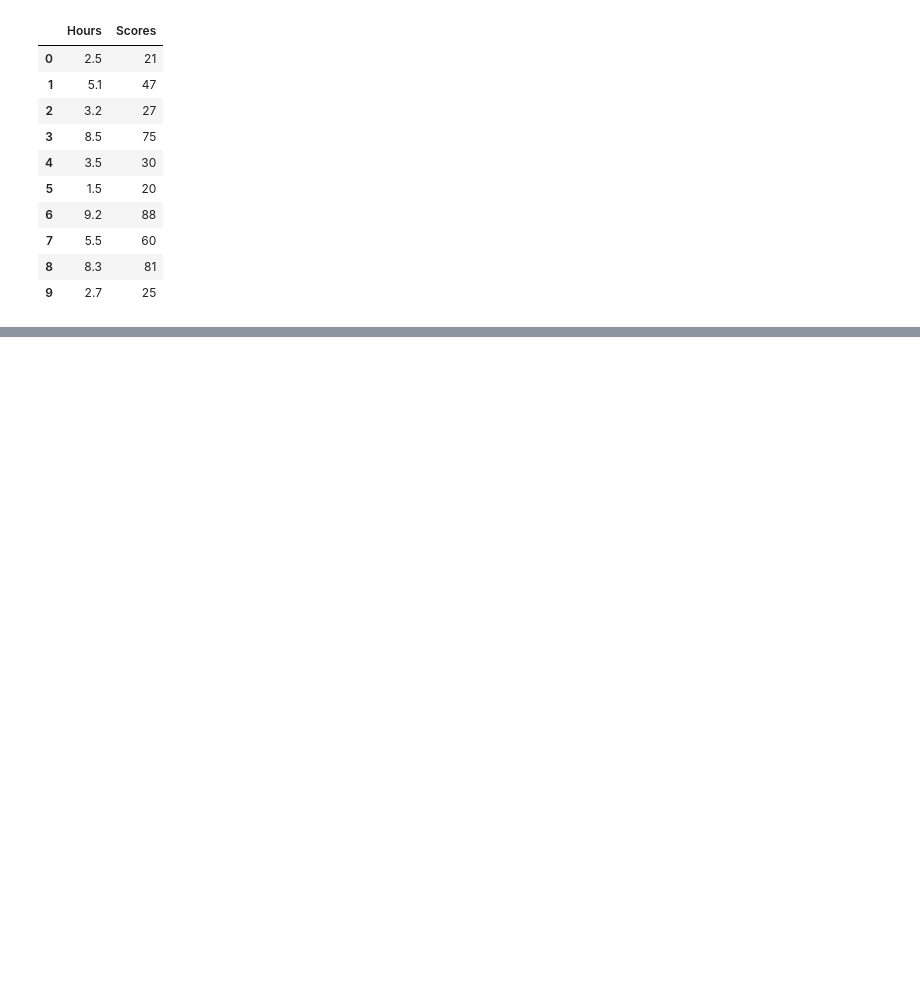
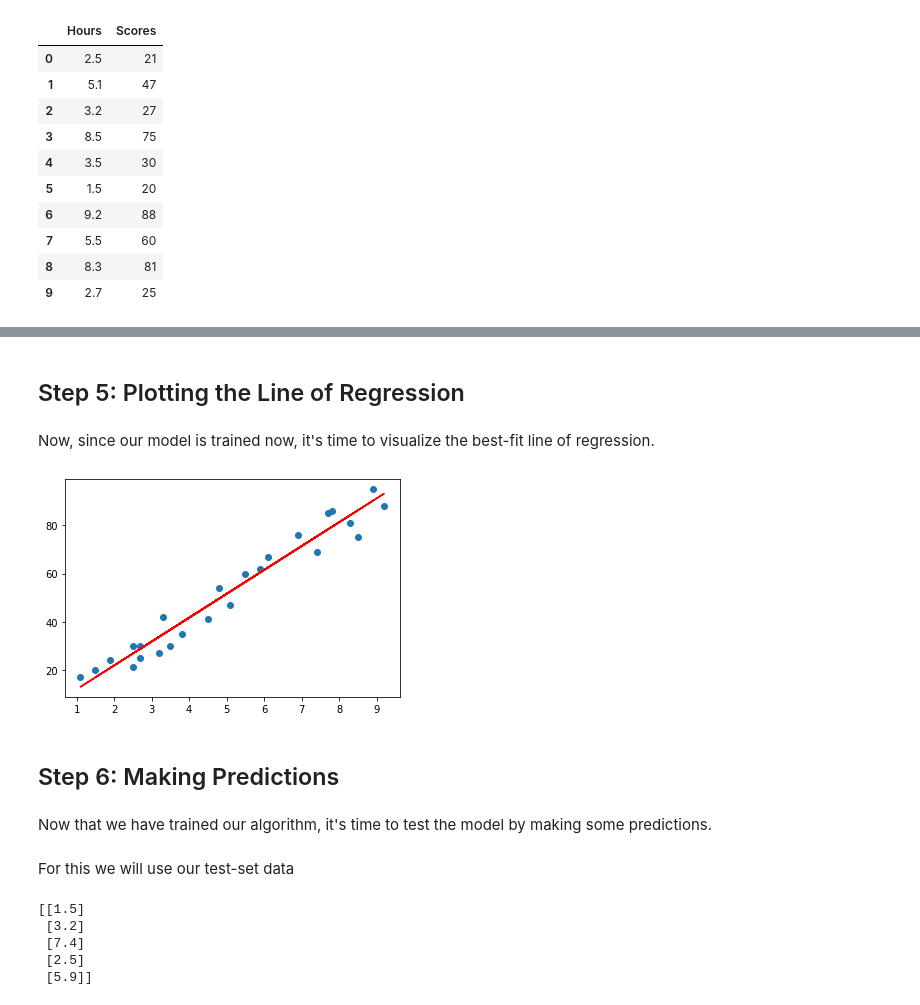
Before and after one commit to Aadarshlegend/data-and-business, a Jupyter notebook: Data and Business Analytics.ipynb, the cells around one changed output, grey strips where cells are left out. Saved outputs shown, nothing was run; the diff lists cells and outputs as text; code cells hidden in the pictures; blank space fills up the shorter version.

```diff
--- a/Data and Business Analytics.ipynb
+++ b/Data and Business Analytics.ipynb
@@ -27,0 +58,3 @@ Data import successful
+# %%
+X = s_data.iloc[:, :-1].values
+y = s_data.iloc[:, 1].values
@@ -27,0 +73,31 @@ Data import successful
+# %% [markdown]
+## Step 5: Plotting the Line of Regression
+# %% [markdown]
+Now, since our model is trained now, it's time to visualize the best-fit line of regression.
+# %%
+# Plotting the regression line
+line = regressor.coef_*X+regressor.intercept_
+
+# Plotting for the test data
+plt.scatter(X, y)
+plt.plot(X, line,color='red');
+plt.show()
+# %% [output]
+[figure, added]
+# %% [markdown]
+## Step 6: Making Predictions
+# %% [markdown]
+Now that we have trained our algorithm, it's time to test the model by making some predictions.
+# %% [markdown]
+For this we will use our test-set data
+# %%
+# Testing data
+print(X_test)
+# Model Prediction
+y_pred = regressor.predict(X_test)
+# %% [output]
+[[1.5]
+ [3.2]
+ [7.4]
+ [2.5]
+ [5.9]]
```
Also changed, not shown: parts of 25 cells of this notebook.
